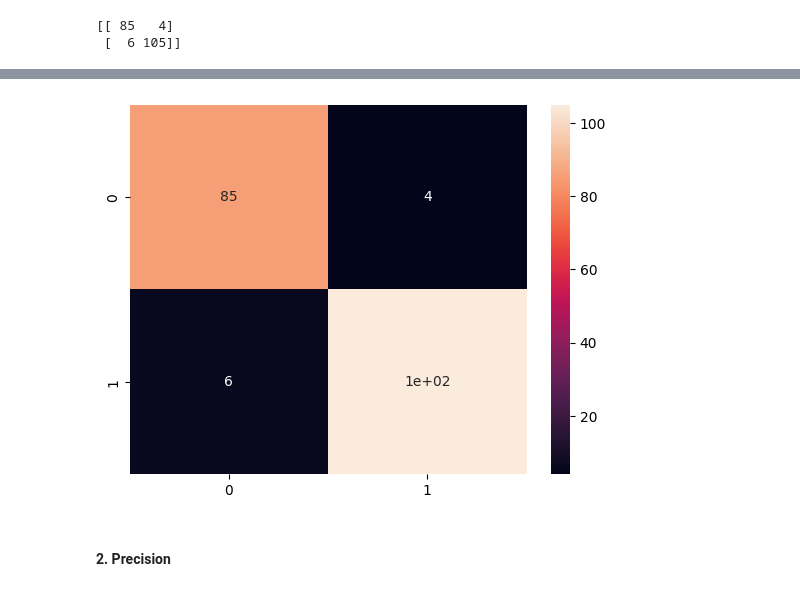
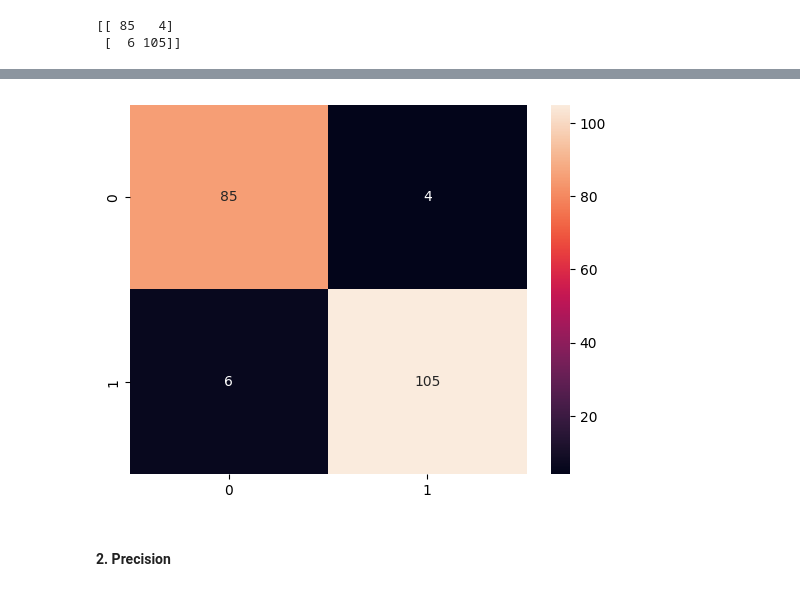
Before and after one commit to rou-tz/2026-02-BILBAO-FT-Data-Science, a Jupyter notebook: 3-Machine_Learning/1-Supervisado/2-Classification/4-Logistic_Regression/ejercicios/Logistic-regression predict-ad-click_Ruben.ipynb, the cells around one changed output, grey strips where cells are left out. Cells and saved outputs as stored; diff of their text form; code cells hidden in the pictures.

```diff
--- a/3-Machine_Learning/1-Supervisado/2-Classification/4-Logistic_Regression/ejercicios/Logistic-regression predict-ad-click_Ruben.ipynb
+++ b/3-Machine_Learning/1-Supervisado/2-Classification/4-Logistic_Regression/ejercicios/Logistic-regression predict-ad-click_Ruben.ipynb
@@ -525,8 +546,8 @@ El modelo comete muy pocos errores (solo 10 de 200 casos).
 # %%
 import seaborn as sns
-sns.heatmap(c_matrix, annot=True);
+sns.heatmap(c_matrix, annot=True, fmt ='d');
 # %% [output]
-[figure, old version]
+[figure, new version]
 # %% [markdown]
 
 #### 2. Precision
```
Also changed, not shown: parts of 18 cells of this notebook, 7 other files.
